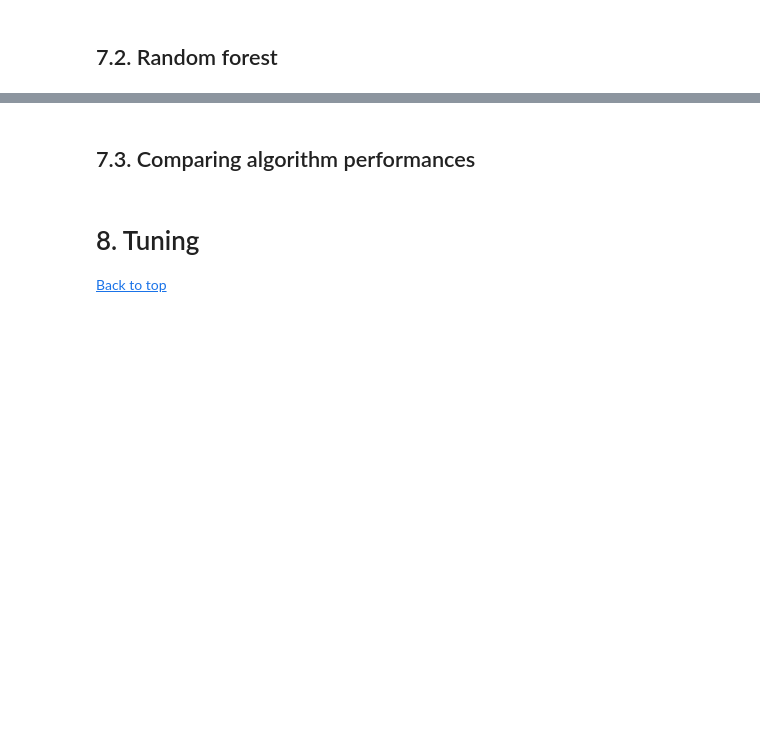
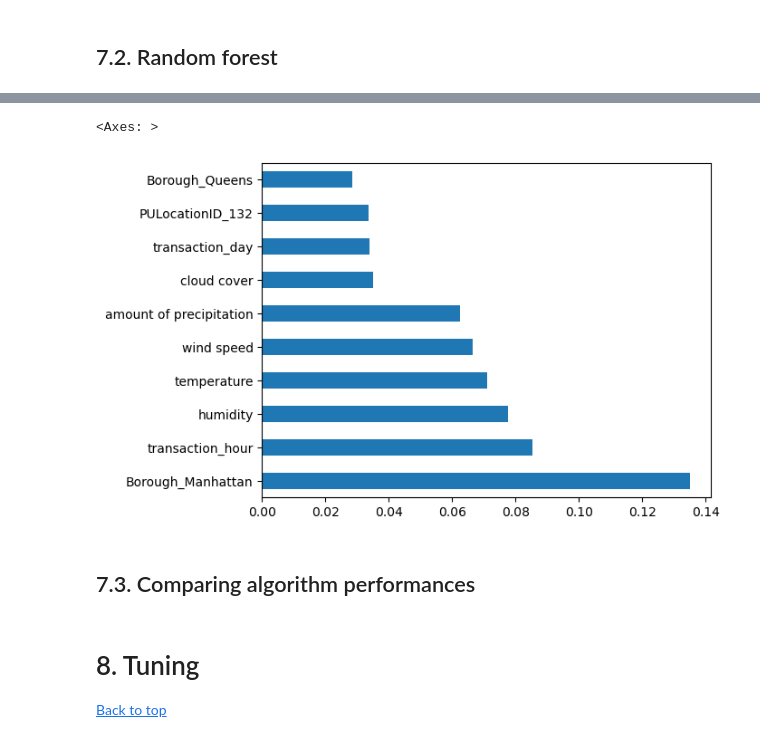
Before and after one commit to k-dalli/New-York-Taxi-Analysis, a Jupyter notebook: NYC Yellow taxi analysis.ipynb, the cells around one changed output, grey strips where cells are left out. Saved outputs shown, nothing was run; the diff lists cells and outputs as text; code cells hidden in the pictures; blank space fills up the shorter version.

```diff
--- a/NYC Yellow taxi analysis.ipynb
+++ b/NYC Yellow taxi analysis.ipynb
@@ -817,3 +968,10 @@ dtype: int64
+# %%
+(pd.Series(model_at_hand.feature_importances_, index=X_train.columns)
+   .nlargest(10)
+   .plot(kind='barh'))
+# %% [output]
+<Axes: >
+[figure, added]
 # %% [markdown]
 ## 7.3. Comparing algorithm performances <a id='comparing_algorithm_performances'></a>
 # %% [markdown]
```
Also changed, not shown: parts of 25 cells of this notebook.
